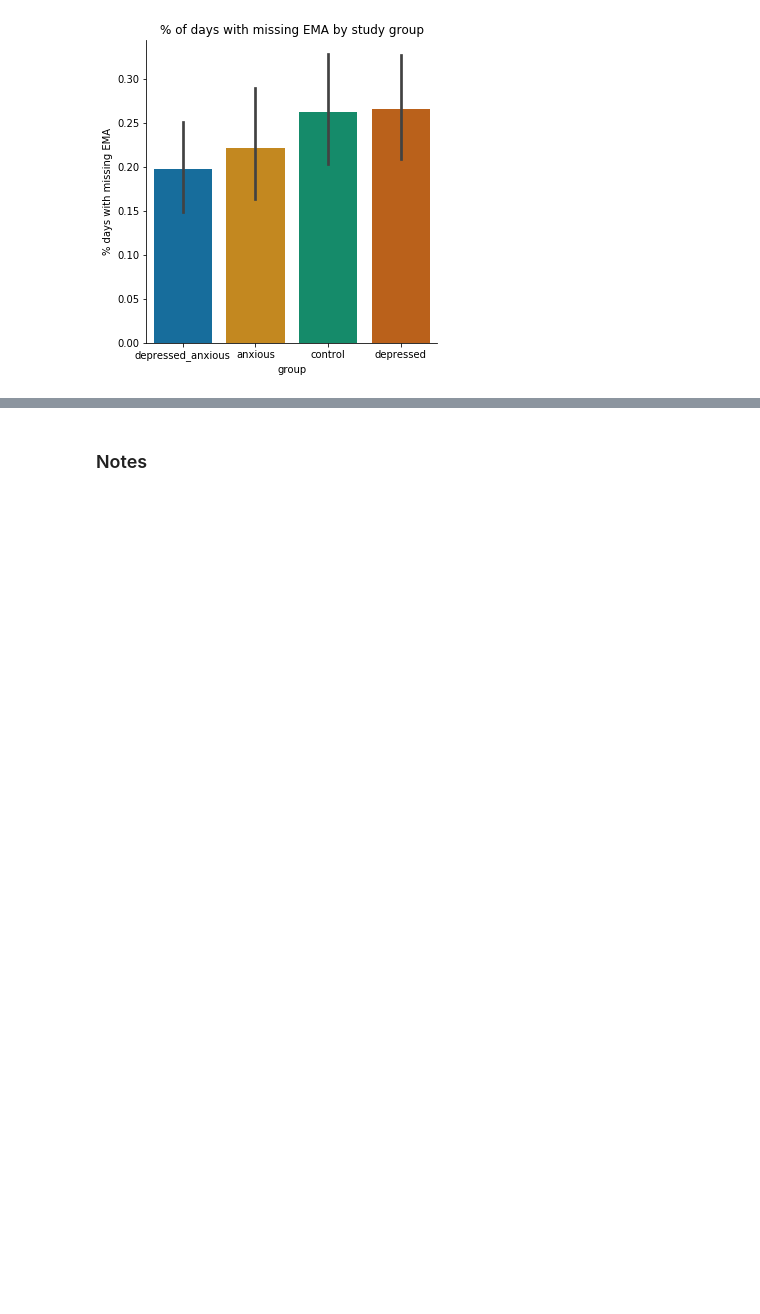
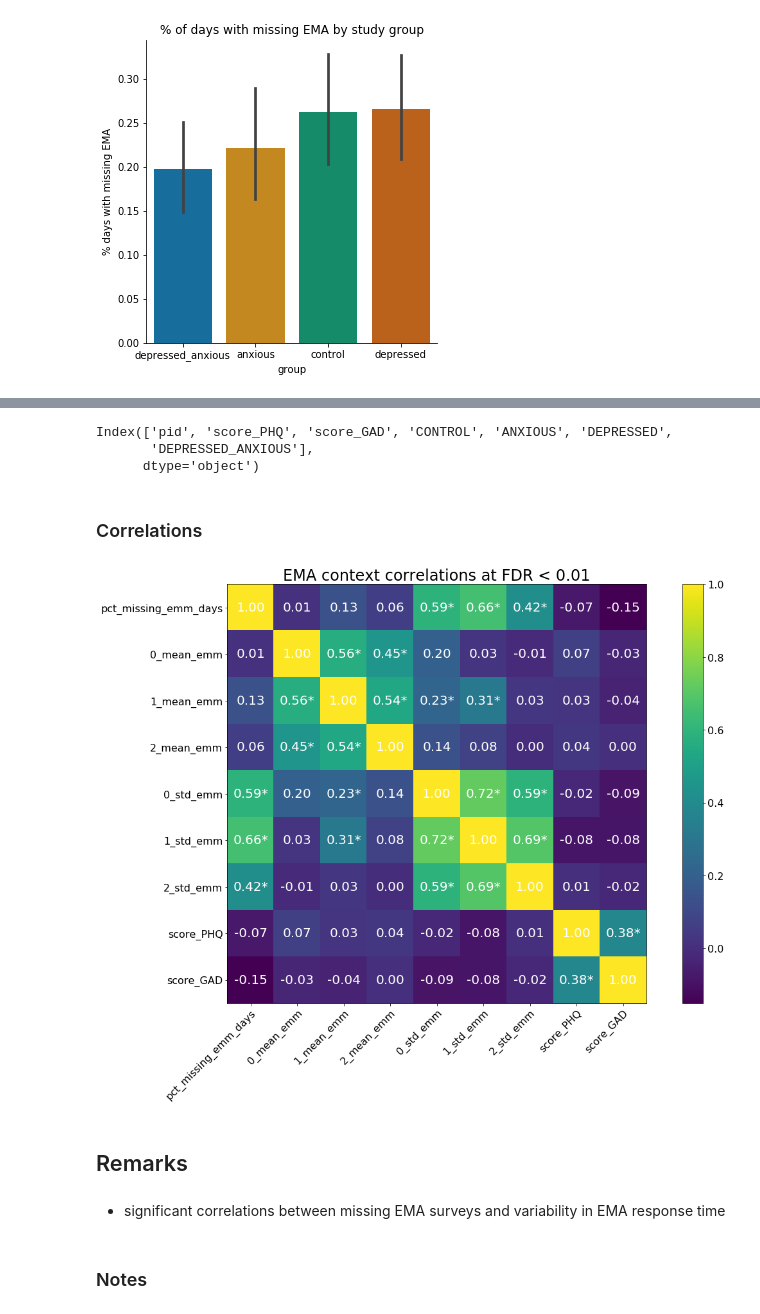
Before and after one commit to tliu526/lifesense, a Jupyter notebook: ema_context.ipynb, the cells around one changed output, grey strips where cells are left out. Saved outputs shown, nothing was run; the diff lists cells and outputs as text; code cells hidden in the pictures; blank space fills up the shorter version.

Commit message:
add initial corr matrix

```diff
--- a/ema_context.ipynb
+++ b/ema_context.ipynb
@@ -339,3 +401,49 @@ emm_df.head(100)
+# %%
+screener_df.columns[:-1]
+# %% [output]
+Index(['pid', 'score_PHQ', 'score_GAD', 'CONTROL', 'ANXIOUS', 'DEPRESSED',
+       'DEPRESSED_ANXIOUS'],
+      dtype='object')
+# %% [markdown]
+### Correlations
+# %%
+context_corr_df = context_df.copy()
+context_corr_df = context_corr_df.drop('group', axis='columns')
+context_corr_df = context_corr_df.merge(screener_df[['pid', 'score_PHQ', 'score_GAD']], on='pid', how='left')
+context_corr_df = context_corr_df.set_index('pid')
+# %%
+corrs, _, p_vals = run_r_corr(context_corr_df)
+# %%
+def build_corr_mat(corrs, p_vals, labels, title, alpha):
+    """
+    returns the matplotlib plt object for the specified correlations.
+    """
+    plt.rcParams["figure.figsize"] = [20,12]
+    plt.imshow(corrs)
+    for i in range(len(labels)):
+        for j in range(len(labels)):
+            text = "{0:.2f}".format(corrs[i, j])
+            p = p_vals[i,j]
+            if p < alpha:
+                text = text + "*"
+            plt.text(j,i, text, ha="center", va="center", color="w")
+    plt.xticks([x for x in range(len(labels))], labels, rotation=45, ha="right", rotation_mode='anchor')
+    plt.yticks([x for x in range(len(labels))], labels)
+    plt.colorbar()
+    plt.title(title)
+    return plt
+# %%
+plt = build_corr_mat(corrs, p_vals, context_corr_df.columns.values, 'EMA context correlations at FDR < 0.01', 0.01)
+plt.rc('font', size=20)    # fontsize of the tick labels
+plt.rc('xtick', labelsize=16)    # fontsize of the tick labels
+plt.rc('ytick', labelsize=16)    # fontsize of the tick labels
+plt.show()
+# %% [output]
+[figure, added]
+# %% [markdown]
+## Remarks
+# %% [markdown]
+- significant correlations between missing EMA surveys and variability in EMA response time
 # %% [markdown]
 ### Notes
 # %% [markdown]
```
Also changed, not shown: parts of 12 cells of this notebook, 1 other file.
